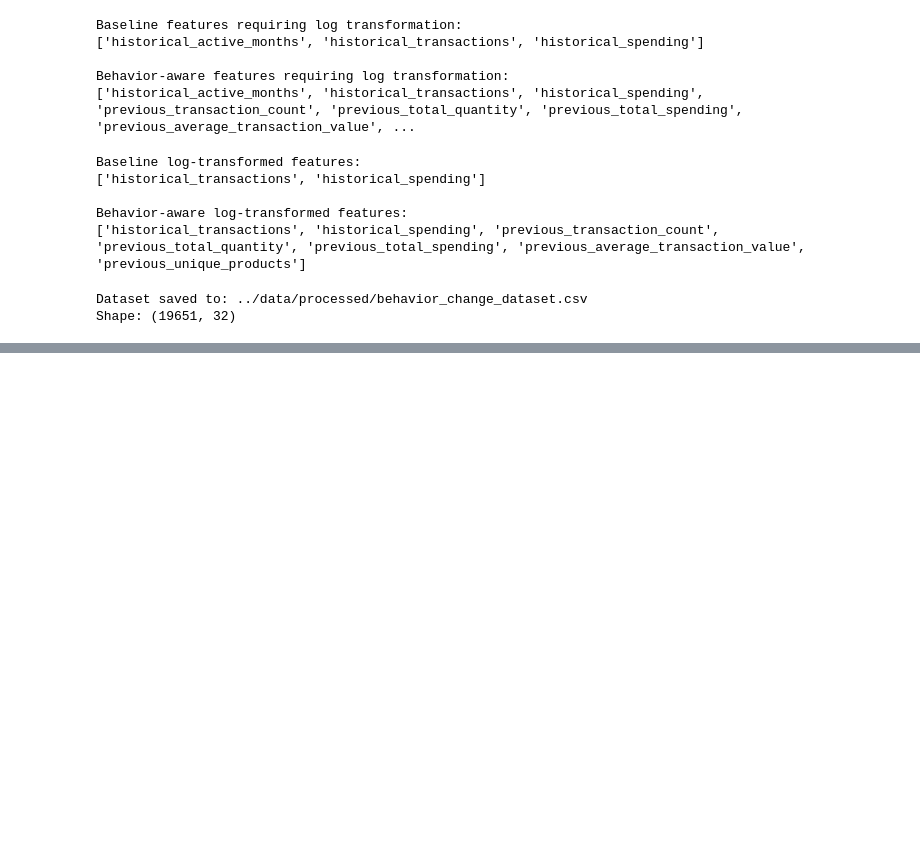
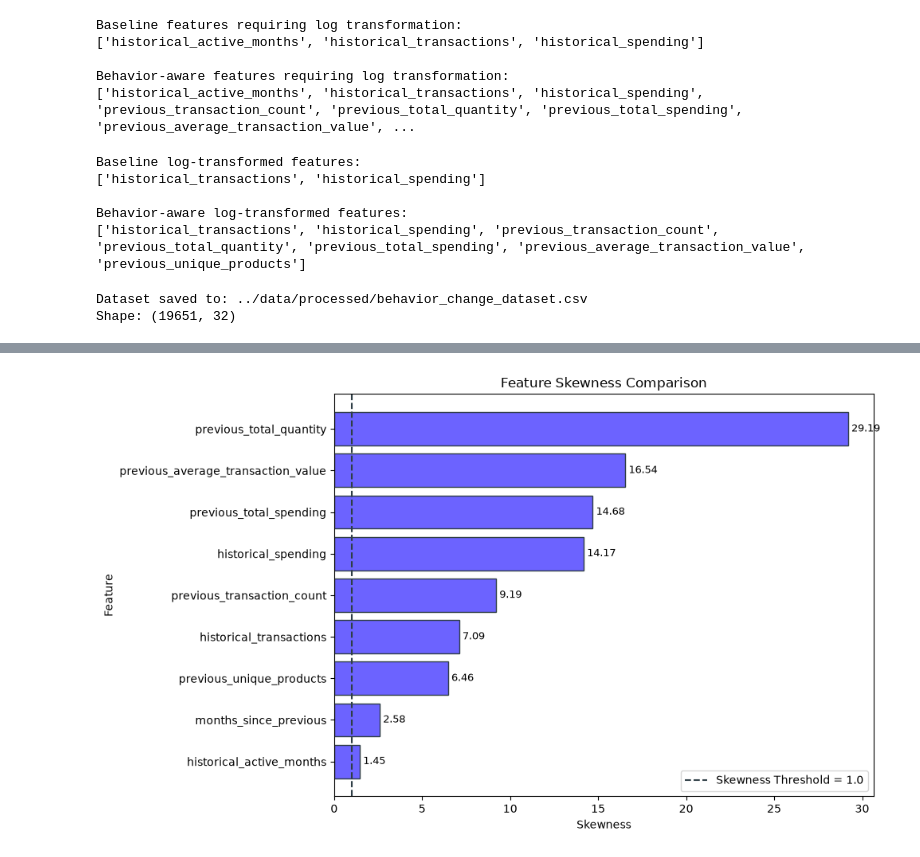
Before and after one commit to saraalwadia/customer-behavior-shift-detection, a Jupyter notebook: notebooks/03_temporal_analysis.ipynb, the cells around one changed output, grey strips where cells are left out. Saved outputs shown, nothing was run; the diff lists cells and outputs as text; code cells hidden in the pictures; blank space fills up the shorter version.

```diff
--- a/notebooks/03_temporal_analysis.ipynb
+++ b/notebooks/03_temporal_analysis.ipynb
@@ -1381,0 +1521,59 @@ Shape: (19651, 32)
+# %%
+# Calculate feature skewness
+
+all_model_features = list(dict.fromkeys(
+    baseline_features + behavior_aware_features
+))
+
+feature_skewness = (
+    feature_df[all_model_features]
+    .skew()
+    .sort_values(ascending=True)
+)
+
+plt.figure(figsize=(10, 6))
+
+bars = plt.barh(
+    feature_skewness.index,
+    feature_skewness.values,
+    color=COLORS["primary"],
+    edgecolor=COLORS["dark"]
+)
+
+# Add threshold line
+plt.axvline(
+    x=1.0,
+    color=COLORS["dark"],
+    linestyle="--",
+    linewidth=1.5,
+    label="Skewness Threshold = 1.0"
+)
+
+# Add values
+for bar, value in zip(bars, feature_skewness.values):
+    plt.text(
+        value + 0.2,
+        bar.get_y() + bar.get_height() / 2,
+        f"{value:.2f}",
+        va="center",
+        fontsize=9
+    )
+
+plt.title("Feature Skewness Comparison")
+plt.xlabel("Skewness")
+plt.ylabel("Feature")
+
+plt.legend()
+
+plt.tight_layout()
+
+plt.savefig(
+    features_plots_dir / "03_feature_skewness_comparison.png",
+    dpi=300,
+    bbox_inches="tight"
+)
+
+plt.show()
+plt.close()
+# %% [output]
+[figure, added]
```
Also changed, not shown: parts of 23 cells of this notebook, 5 other files.
